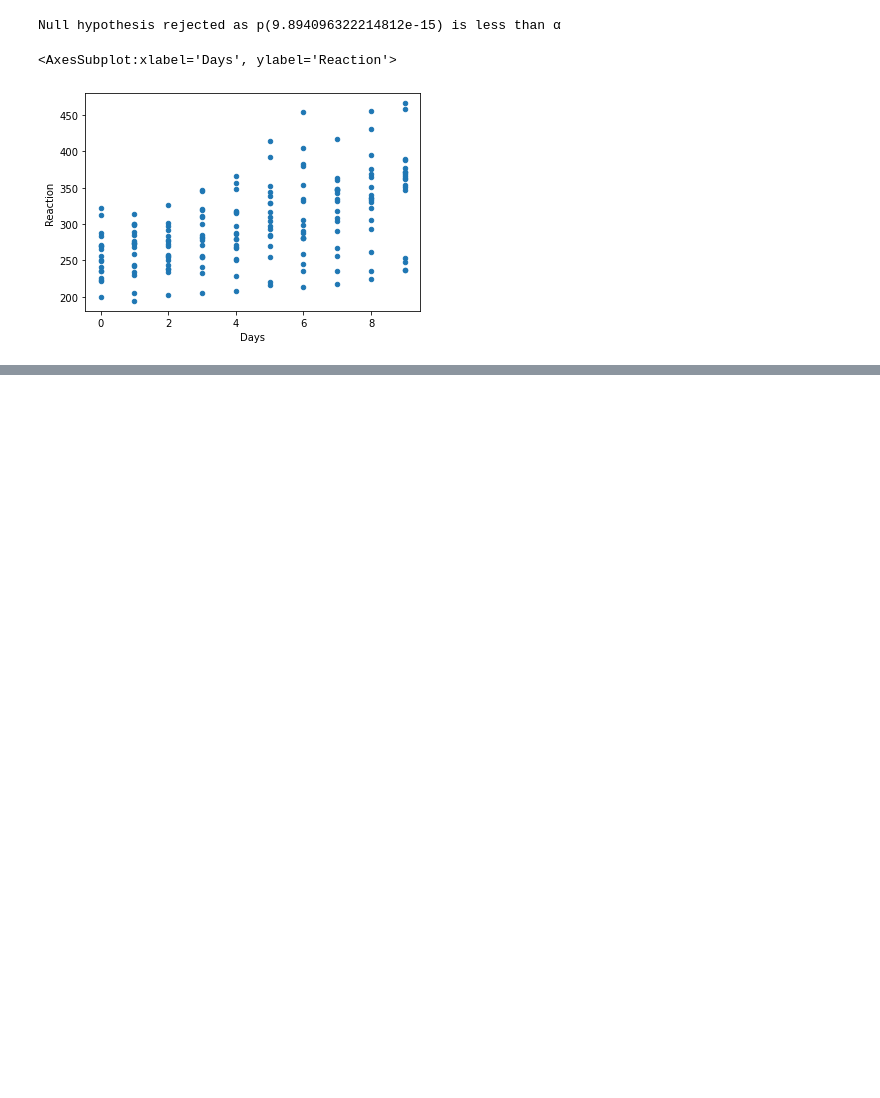
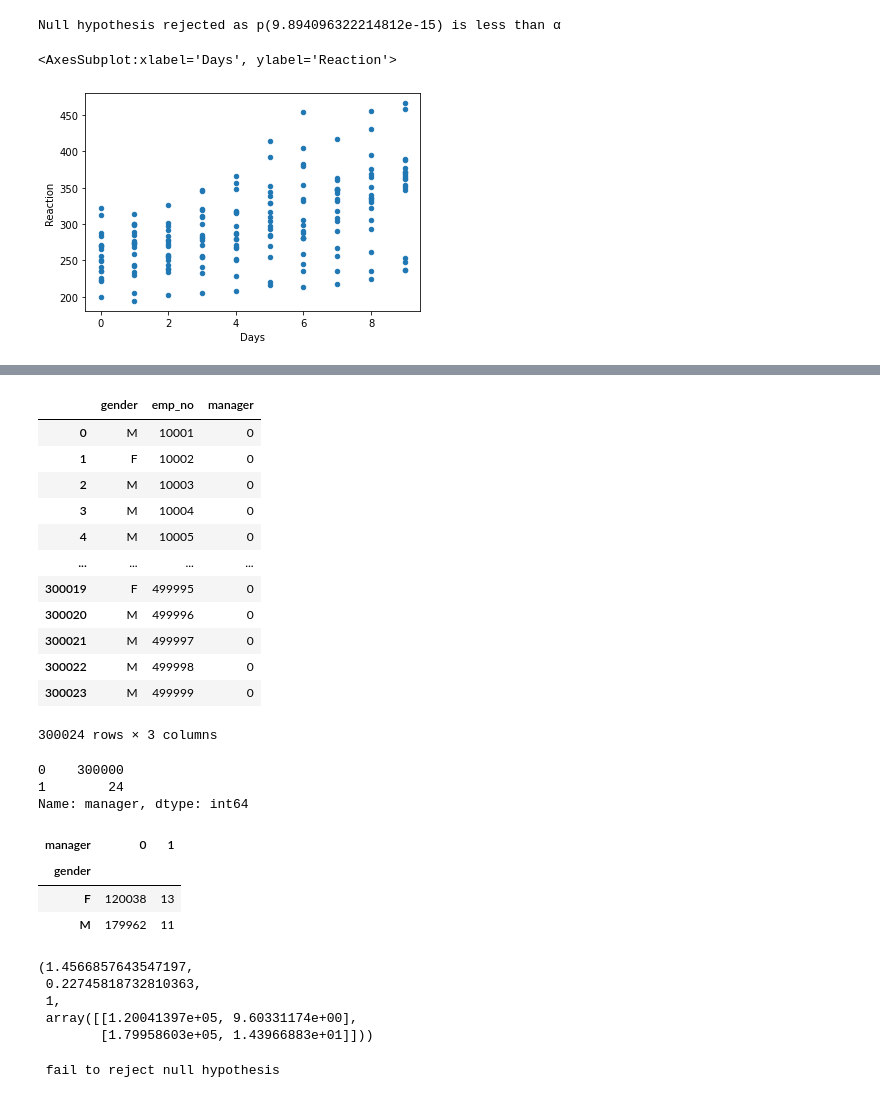
Before and after one commit to Saroj6632/statistics-exercises, a Jupyter notebook: hypothesis_testing.ipynb, the cells around one changed output, grey strips where cells are left out. Saved outputs shown, nothing was run; the diff lists cells and outputs as text; code cells hidden in the pictures; blank space fills up the shorter version.

```diff
--- a/hypothesis_testing.ipynb
+++ b/hypothesis_testing.ipynb
@@ -376,0 +608,47 @@ sleep.plot.scatter('Days','Reaction')
+# %%
+manager.manager= np.where(manager.manager == 0, 0,1)
+manager
+# %% [output]
+|  | gender | emp_no | manager |
+| 0 | M | 10001 | 0 |
+| 1 | F | 10002 | 0 |
+| 2 | M | 10003 | 0 |
+| 3 | M | 10004 | 0 |
+| 4 | M | 10005 | 0 |
+| ... | ... | ... | ... |
+| 300019 | F | 499995 | 0 |
+| 300020 | M | 499996 | 0 |
+| 300021 | M | 499997 | 0 |
+| 300022 | M | 499998 | 0 |
+| 300023 | M | 499999 | 0 |
+300024 rows × 3 columns
+# %%
+manager.manager.value_counts()
+# %% [output]
+0    300000
+1        24
+Name: manager, dtype: int64
+# %%
+observed = pd.crosstab(manager.gender, manager.manager)
+observed
+# %% [output]
+| manager | 0 | 1 |
+| gender |  |  |
+| F | 120038 | 13 |
+| M | 179962 | 11 |
+# %%
+chi2, p, degf, expected = stats.chi2_contingency(observed)
+chi2, p, degf, expected
+# %% [output]
+(1.4566857643547197,
+ 0.22745818732810363,
+ 1,
+ array([[1.20041397e+05, 9.60331174e+00],
+        [1.79958603e+05, 1.43966883e+01]]))
+# %%
+if p < α:
+    print('Null hypothesis rejected')
+else:
+    print(' fail to reject null hypothesis ')
+# %% [output]
+ fail to reject null hypothesis
```
Also changed, not shown: parts of 38 cells of this notebook.
